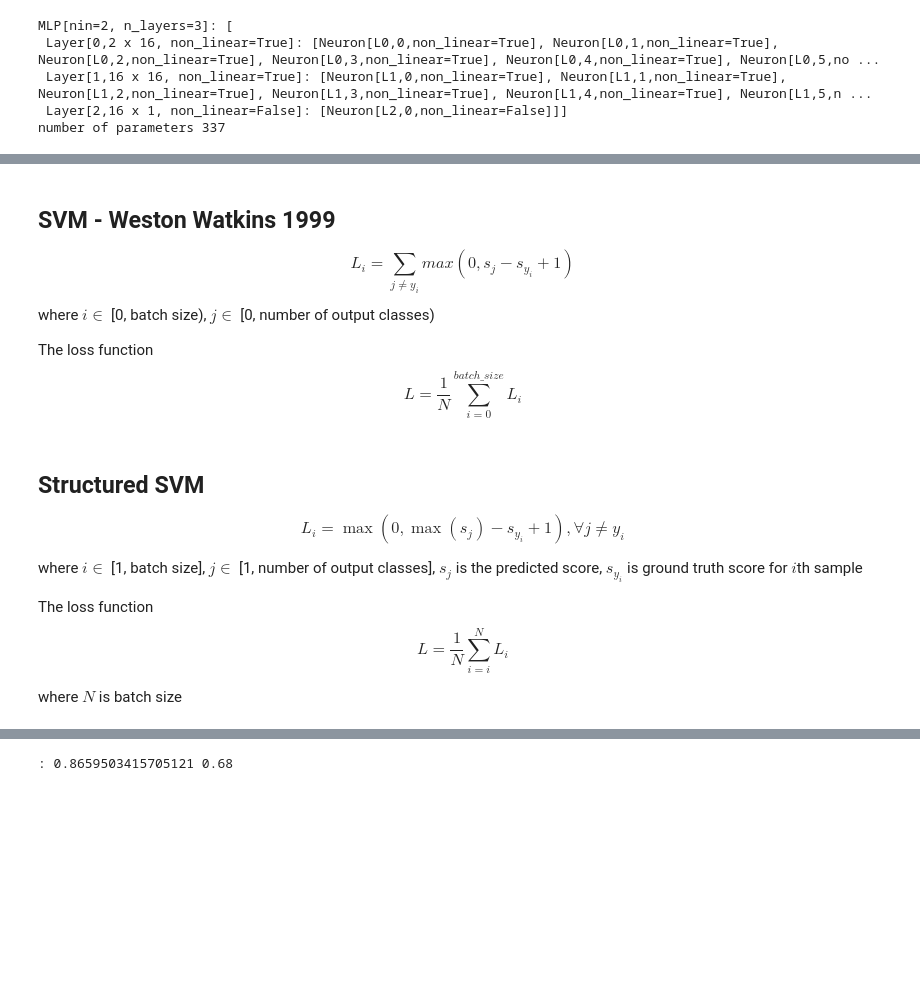
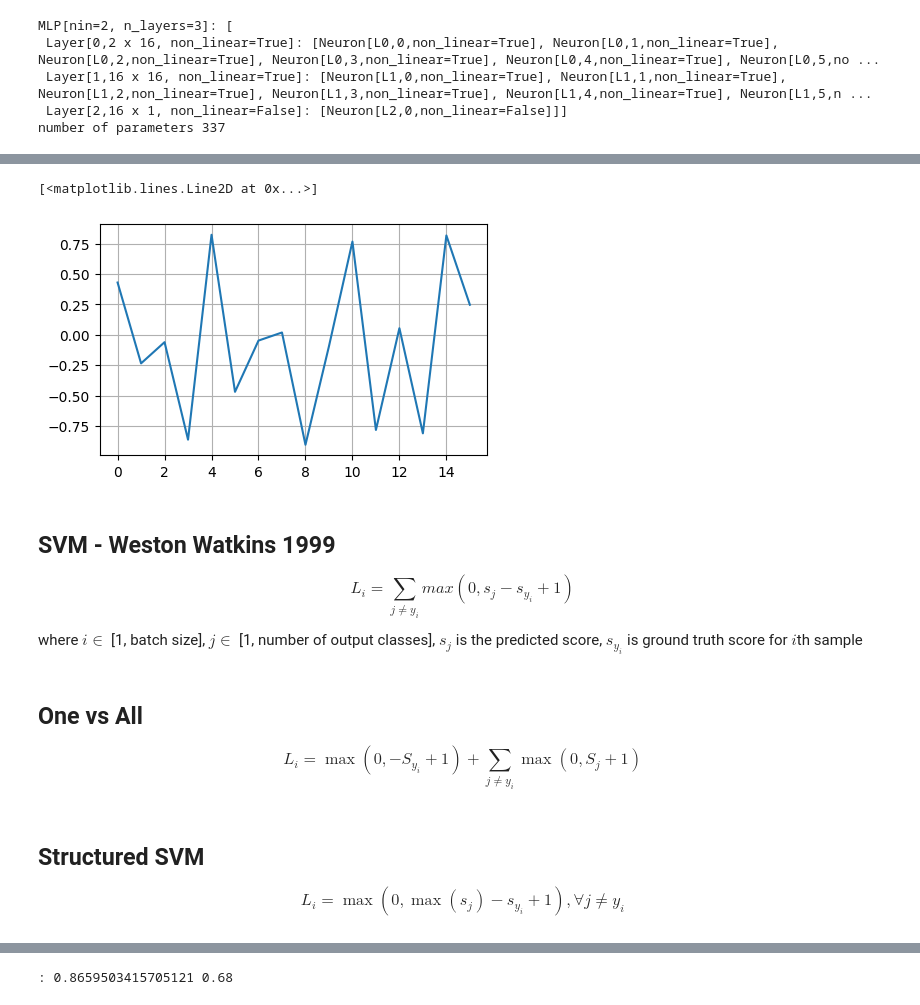
Before and after one commit to romenlaw/NaiveNeuralNetwork, a Jupyter notebook: Classifier_demo.ipynb, the cells around one changed output, grey strips where cells are left out. Cells and saved outputs as stored; diff of their text form; code cells hidden in the pictures; blank space fills up the shorter version.

```diff
--- a/Classifier_demo.ipynb
+++ b/Classifier_demo.ipynb
@@ -111,19 +122,17 @@ number of parameters 337
+# %%
+plt.plot([w.data for n in model.layers[2].neurons for w in n.w])
+# %% [output]
+[<matplotlib.lines.Line2D at 0x...>]
+[figure, added]
 # %% [markdown]
 ## SVM - Weston Watkins 1999
 $$L_i = \sum_{j \ne y_i} max(0, s_j - s_{y_i} + 1)
 $$
-where $i \in$ [0, batch size), $j \in$ [0, number of output classes)
-
-The loss function
-$$L = \dfrac{1}{N}\sum_{i=0}^{batch\_size}{L_i}$$
+where $i \in$ [1, batch size], $j \in$ [1, number of output classes],
+$s_j$ is the predicted score, $s_{y_i}$ is ground truth score for $i$th sample
-# %% [markdown]
-## Structured SVM
-$$L_i = \max(0, \max(s_j)-s_{y_i}+1), \forall j\ne y_i$$
-
-where $i \in$ [1, batch size], $j \in$ [1, number of output classes],
-$s_j$ is the predicted score, $s_{y_i}$ is ground truth score for $i$th sample
-
-The loss function
-$$L = \dfrac{1}{N}\sum_{i=i}^{N}{L_i}$$
-
-where $N$ is batch size
+# %% [markdown]
+## One vs All
+$$L_i = \max(0, -S_{y_i}+1) + \sum_{j\ne y_i}\max(0, S_j+1)$$
+# %% [markdown]
+## Structured SVM
+$$L_i = \max(0, \max(s_j)-s_{y_i}+1), \forall j\ne y_i$$
```
Also changed, not shown: parts of 8 cells of this notebook.
